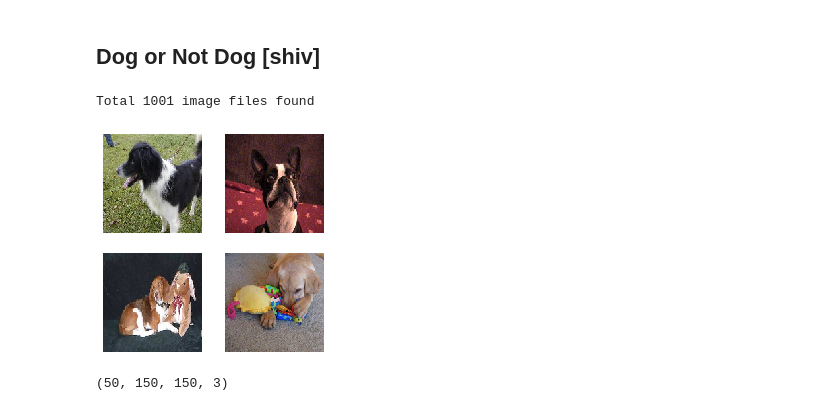
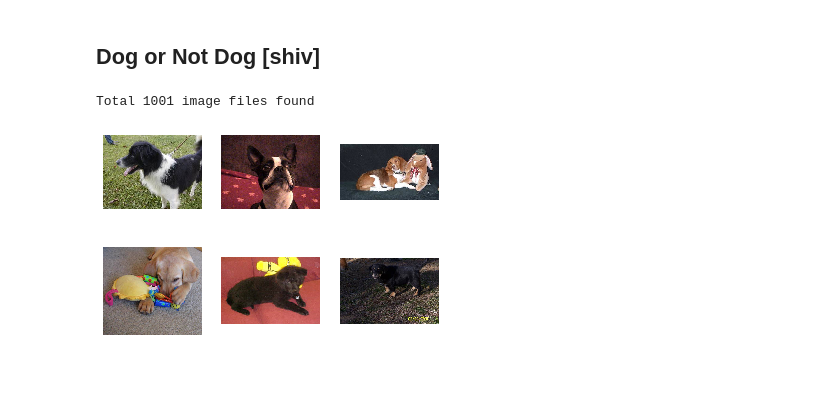
Before and after one commit to shivampip/NotDog, a Jupyter notebook: shiv.ipynb, the cells around one changed output. Cells and saved outputs as stored; diff of their text form; code cells hidden in the pictures; blank space fills up the shorter version.

```diff
--- a/shiv.ipynb
+++ b/shiv.ipynb
@@ -5,10 +5,11 @@ from imgdata import ImgData
 import numpy as np
 # %%
 idata= ImgData("data/dog/")
+idata.get_all_files()
+# %% [output]
+Total 1001 image files found
-# %%
-idata.get_all_files()
-# %% [output]
-Total 1001 image files found
 # %%
-#idata.plot_sample(rows=2, cols=4)
+idata.plot_raw_sample(rows= 2, cols= 3)
+# %% [output]
+[figure, added]
 # %%
@@ -16,4 +16,0 @@ idata.process(count=50, silent= True)
-# %%
-idata.plot_processed_sample(count= 4)
-# %% [output]
-[figure, removed]
@@ -22,5 +16,0 @@ nps= idata.to_numpy(silent=True)
-# %%
-data= np.array([a for a in nps])
-data.shape
-# %% [output]
-(50, 150, 150, 3)
```
Also changed, not shown: parts of 13 cells of this notebook, 1 other file.
